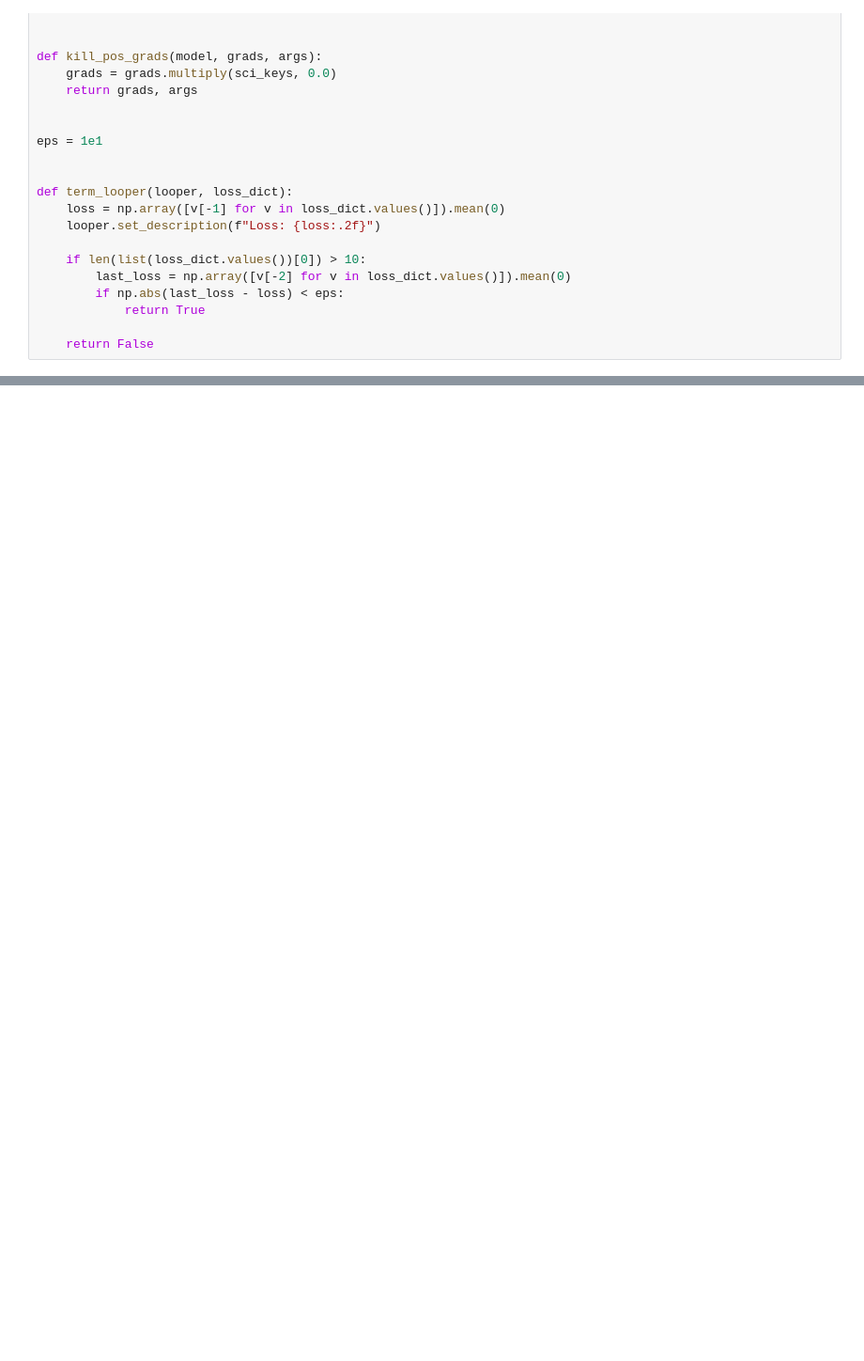
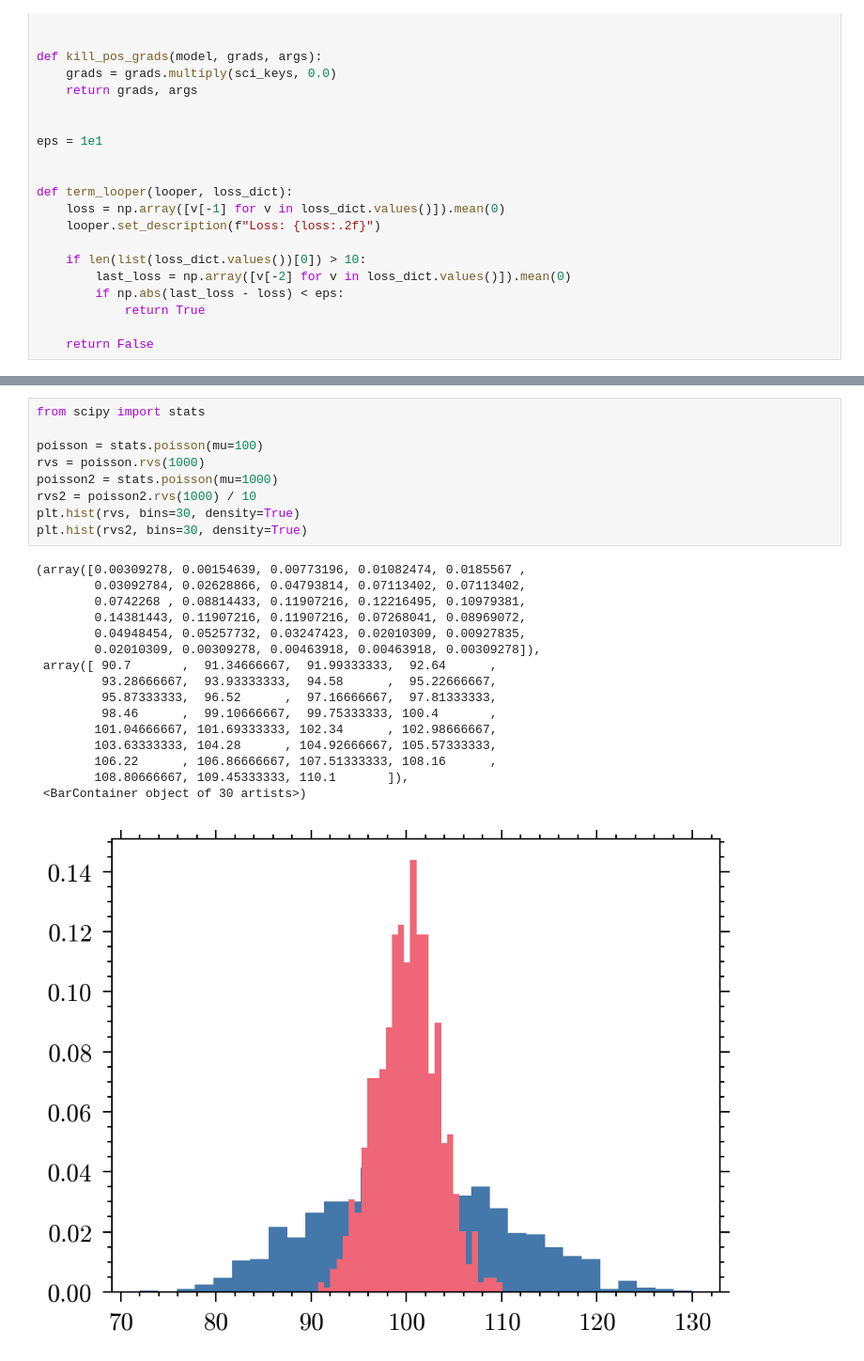
Before and after one commit to maxecharles/dorito_notebooks, a Jupyter notebook: ab-dor.ipynb, the cells around one changed output, grey strips where cells are left out. Shown at 94% size. Saved outputs shown, nothing was run; the diff lists cells and outputs as text; blank space fills up the shorter version.

```diff
--- a/ab-dor.ipynb
+++ b/ab-dor.ipynb
@@ -783,0 +398,26 @@ Observation('/media/morgana2/snert/max/data/JWST/IO/uncal/jw01373017001_04102_00
+# %%
+from scipy import stats
+
+poisson = stats.poisson(mu=100)
+rvs = poisson.rvs(1000)
+poisson2 = stats.poisson(mu=1000)
+rvs2 = poisson2.rvs(1000) / 10
+plt.hist(rvs, bins=30, density=True)
+plt.hist(rvs2, bins=30, density=True)
+# %% [output]
+(array([0.00309278, 0.00154639, 0.00773196, 0.01082474, 0.0185567 ,
+        0.03092784, 0.02628866, 0.04793814, 0.07113402, 0.07113402,
+        0.0742268 , 0.08814433, 0.11907216, 0.12216495, 0.10979381,
+        0.14381443, 0.11907216, 0.11907216, 0.07268041, 0.08969072,
+        0.04948454, 0.05257732, 0.03247423, 0.02010309, 0.00927835,
+        0.02010309, 0.00309278, 0.00463918, 0.00463918, 0.00309278]),
+ array([ 90.7       ,  91.34666667,  91.99333333,  92.64      ,
+         93.28666667,  93.93333333,  94.58      ,  95.22666667,
+         95.87333333,  96.52      ,  97.16666667,  97.81333333,
+         98.46      ,  99.10666667,  99.75333333, 100.4       ,
+        101.04666667, 101.69333333, 102.34      , 102.98666667,
+        103.63333333, 104.28      , 104.92666667, 105.57333333,
+        106.22      , 106.86666667, 107.51333333, 108.16      ,
+        108.80666667, 109.45333333, 110.1       ]),
+ <BarContainer object of 30 artists>)
+[figure, added]
```
Also changed, not shown: parts of 13 cells of this notebook, 4 other files.
